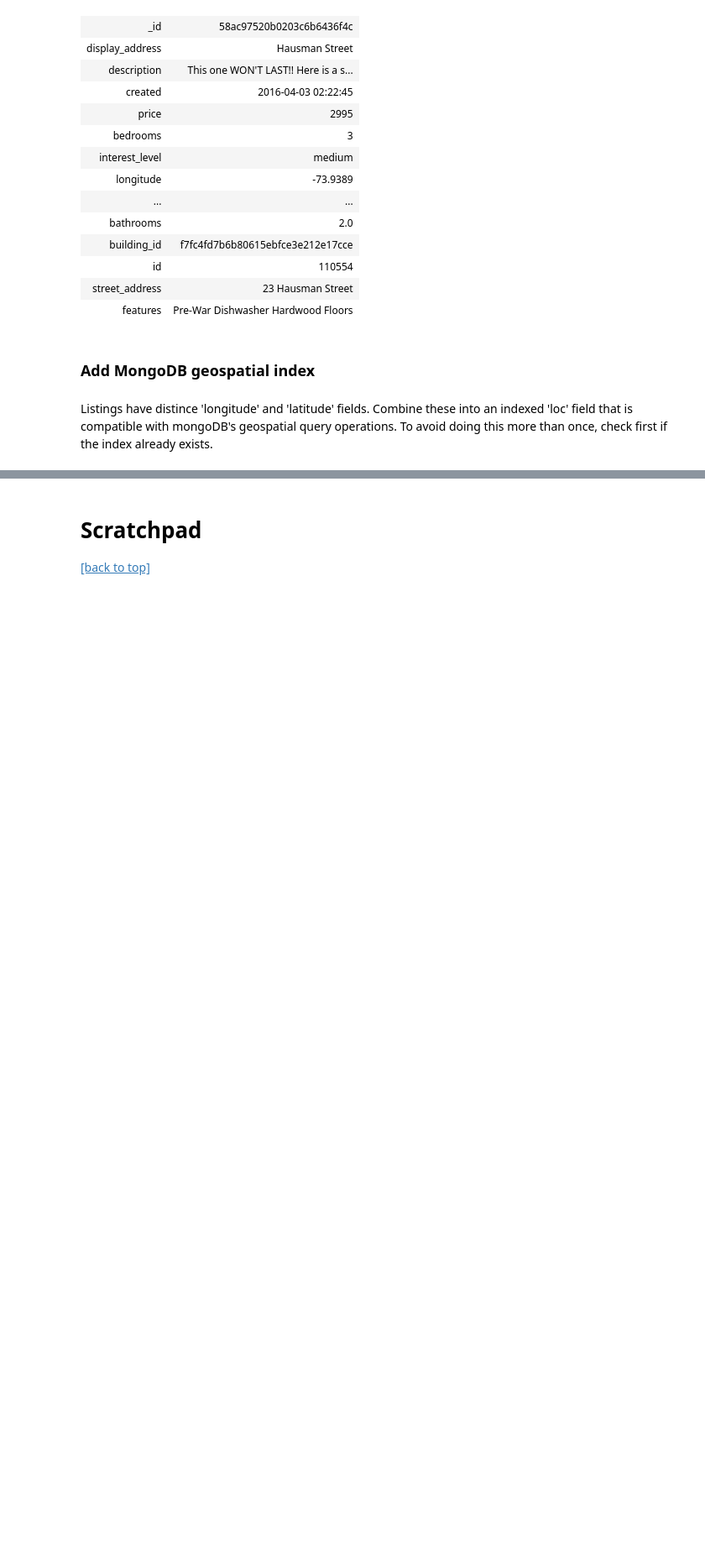
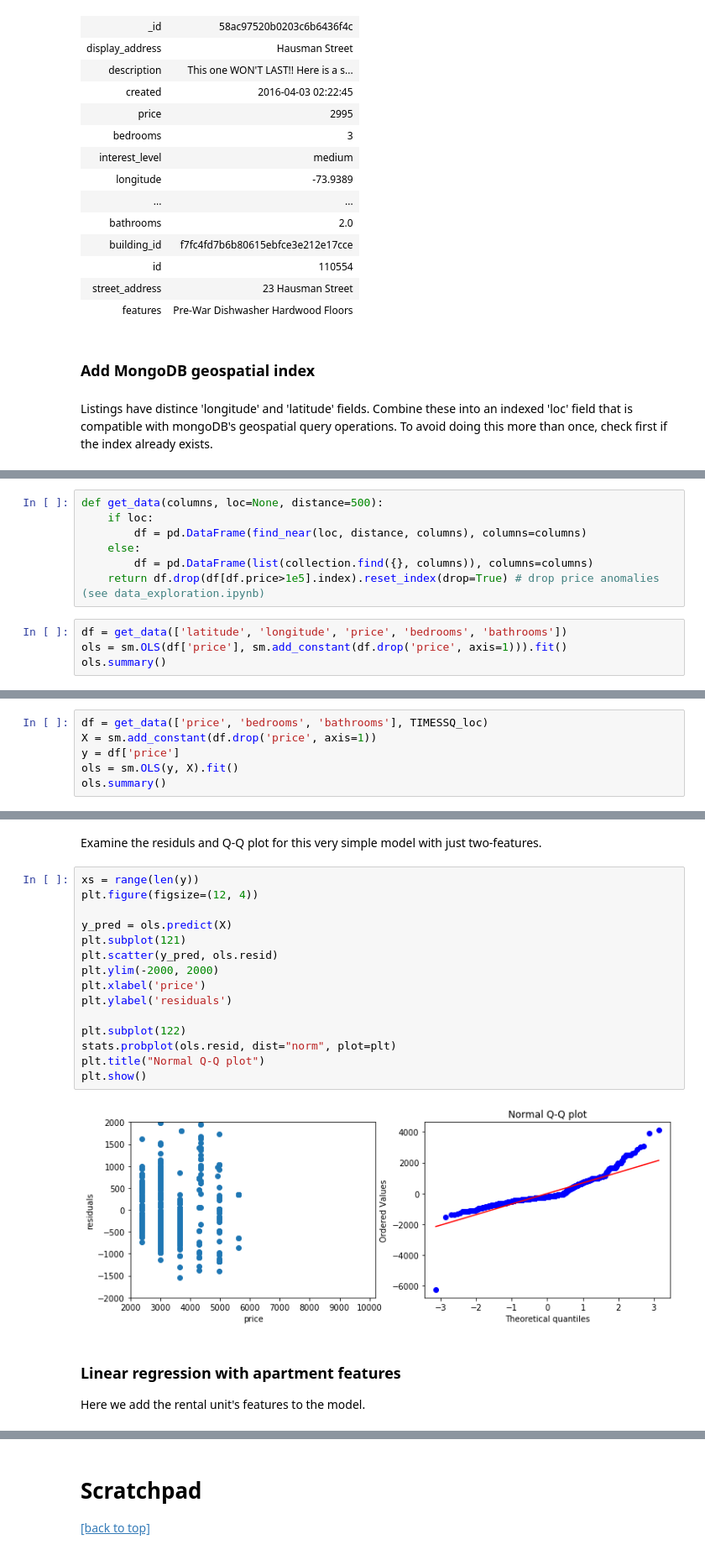
Before and after one commit to dextersealy/rent-report, a Jupyter notebook: modeling.ipynb, the cells around one changed output, grey strips where cells are left out. Shown at 84% size. Saved outputs shown, nothing was run; the diff lists cells and outputs as text; blank space fills up the shorter version.

```diff
--- a/modeling.ipynb
+++ b/modeling.ipynb
@@ -178,0 +199,11 @@ plt.show()
+# %%
+def get_data(columns, loc=None, distance=500):
+    if loc:
+        df = pd.DataFrame(find_near(loc, distance, columns), columns=columns)
+    else:
+        df = pd.DataFrame(list(collection.find({}, columns)), columns=columns)
+    return df.drop(df[df.price>1e5].index).reset_index(drop=True) # drop price anomalies (see data_exploration.ipynb)
+# %%
+df = get_data(['latitude', 'longitude', 'price', 'bedrooms', 'bathrooms'])
+ols = sm.OLS(df['price'], sm.add_constant(df.drop('price', axis=1))).fit()
+ols.summary()
@@ -178,0 +233,6 @@ plt.show()
+# %%
+df = get_data(['price', 'bedrooms', 'bathrooms'], TIMESSQ_loc)
+X = sm.add_constant(df.drop('price', axis=1))
+y = df['price']
+ols = sm.OLS(y, X).fit()
+ols.summary()
@@ -178,0 +258,22 @@ plt.show()
+# %% [markdown]
+Examine the residuls and Q-Q plot for this very simple model with just two-features.
+# %%
+xs = range(len(y))
+plt.figure(figsize=(12, 4))
+
+y_pred = ols.predict(X)
+plt.subplot(121)
+plt.scatter(y_pred, ols.resid)
+plt.ylim(-2000, 2000)
+plt.xlabel('price')
+plt.ylabel('residuals')
+
+plt.subplot(122)
+stats.probplot(ols.resid, dist="norm", plot=plt)
+plt.title("Normal Q-Q plot")
+plt.show()
+# %% [output]
+[figure, added]
+# %% [markdown]
+### Linear regression with apartment features
+Here we add the rental unit's features to the model.
```
Also changed, not shown: parts of 67 cells of this notebook.
